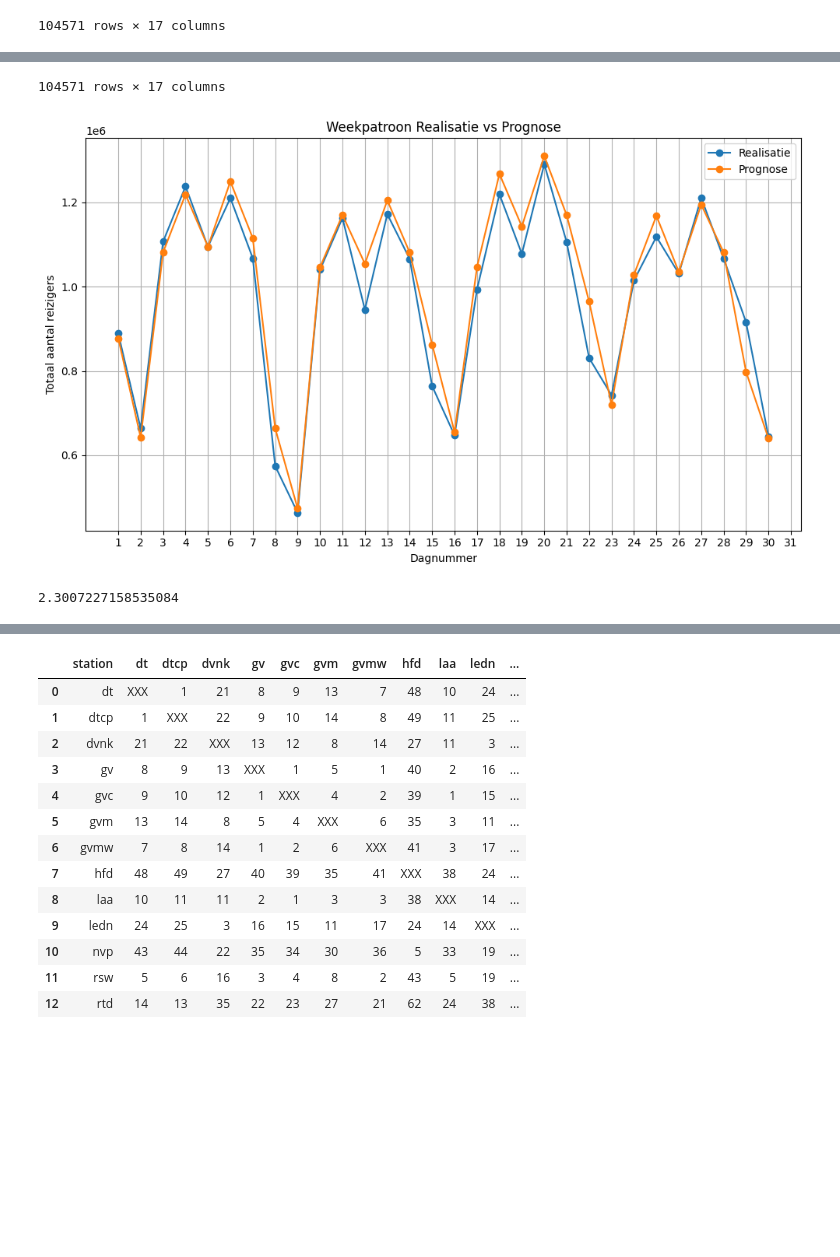
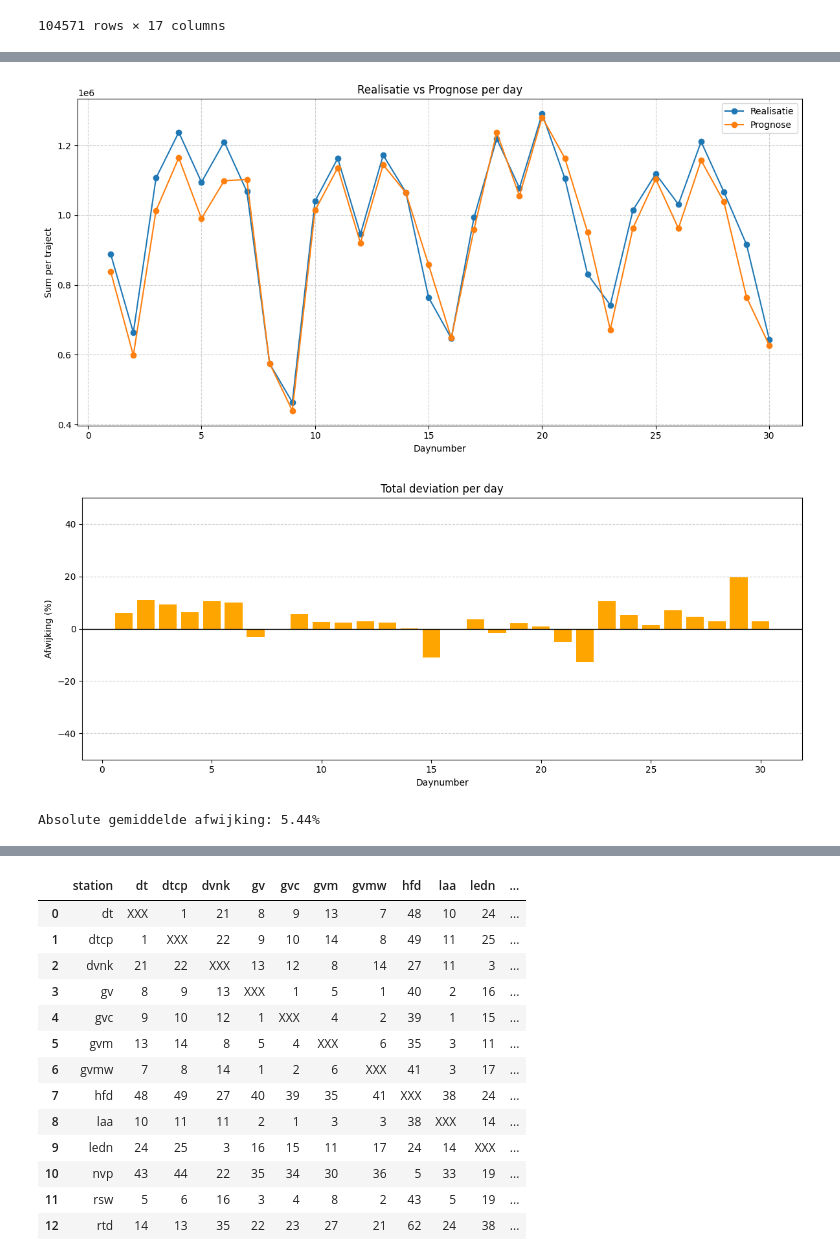
Before and after one commit to Merelkramer/Group2_NS, a Jupyter notebook: Data exploring.ipynb, the cells around one changed output, grey strips where cells are left out. Drawn from its saved outputs; the diff is of its cells as text; code cells hidden in the pictures; blank space fills up the shorter version.

```diff
--- a/Data exploring.ipynb
+++ b/Data exploring.ipynb
@@ -89,2 +69,32 @@ display (traject_df)
 # %%
+df_filtered = df[(df["Cancelled"] == False)]
+dag_totaal = (df_filtered.groupby("DAGNR")[["REALISATIE", "PROGNOSE_REIZEN"]].sum())
+dag_totaal["AFWIJKING_%"] = ((dag_totaal["REALISATIE"] - dag_totaal["PROGNOSE_REIZEN"])/ dag_totaal["PROGNOSE_REIZEN"]) * 100
+
+plt.figure(figsize=(12,6))
+plt.plot(dag_totaal.index, dag_totaal["REALISATIE"], label="Realisatie", marker="o")
+plt.plot(dag_totaal.index, dag_totaal["PROGNOSE_REIZEN"], label="Prognose", marker="o")
+plt.title("Realisatie vs Prognose per day")
+plt.xlabel("Daynumber")
+plt.ylabel("Sum per traject")
+plt.legend()
+plt.grid(True, linestyle="--", alpha=0.6)
+plt.tight_layout()
+plt.show()
+
+plt.figure(figsize=(12,5))
+plt.bar(dag_totaal.index, dag_totaal["AFWIJKING_%"], color="orange")
+plt.title("Total deviation per day")
+plt.xlabel("Daynumber")
+plt.ylabel("Afwijking (%)")
+plt.ylim(-50, 50)
+plt.axhline(0, color='black', linewidth=1)
+plt.grid(axis="y", linestyle="--", alpha=0.6)
+plt.tight_layout()
+plt.show()
+
+Deviation = dag_totaal["AFWIJKING_%"].abs().mean()
+print(f"Absolute gemiddelde afwijking: {Deviation:.2f}%")
+
+#display (dag_totaal)
 # %% [output]
@@ -103,29 +101,3 @@ display (traject_df)
+[figure, added]
+[figure, added]
-104571 rows × 17 columns
+Absolute gemiddelde afwijking: 5.44%
-# %%
-week_df = df.groupby("DAGNR")[["REALISATIE", "PROGNOSE_REIZEN"]].sum().reset_index()
-
-plt.figure(figsize=(10,6))
-plt.plot(week_df["DAGNR"], week_df["REALISATIE"], marker="o", label="Realisatie")
-plt.plot(week_df["DAGNR"], week_df["PROGNOSE_REIZEN"], marker="o", label="Prognose")
-plt.title("Weekpatroon Realisatie vs Prognose")
-plt.xlabel("Dagnummer")
-plt.ylabel("Totaal aantal reizigers")
-plt.xticks(range(1,32))
-plt.legend()
-plt.grid(True)
-plt.tight_layout()
-plt.show()
-# %% [output]
-[figure, removed]
-# %%
-# Houdt nu geen rekening met cancelations
-
-Totaal_prognose= df["PROGNOSE_REIZEN"].sum()
-Totaal_realisatie= df["REALISATIE"].sum()
-
-Totaal_afwijking = (Totaal_prognose -Totaal_realisatie )/ Totaal_prognose* 100
-
-
-print(Totaal_afwijking)
-# %% [output]
-2.3007227158535084
```
Also changed, not shown: parts of 4 cells of this notebook.
